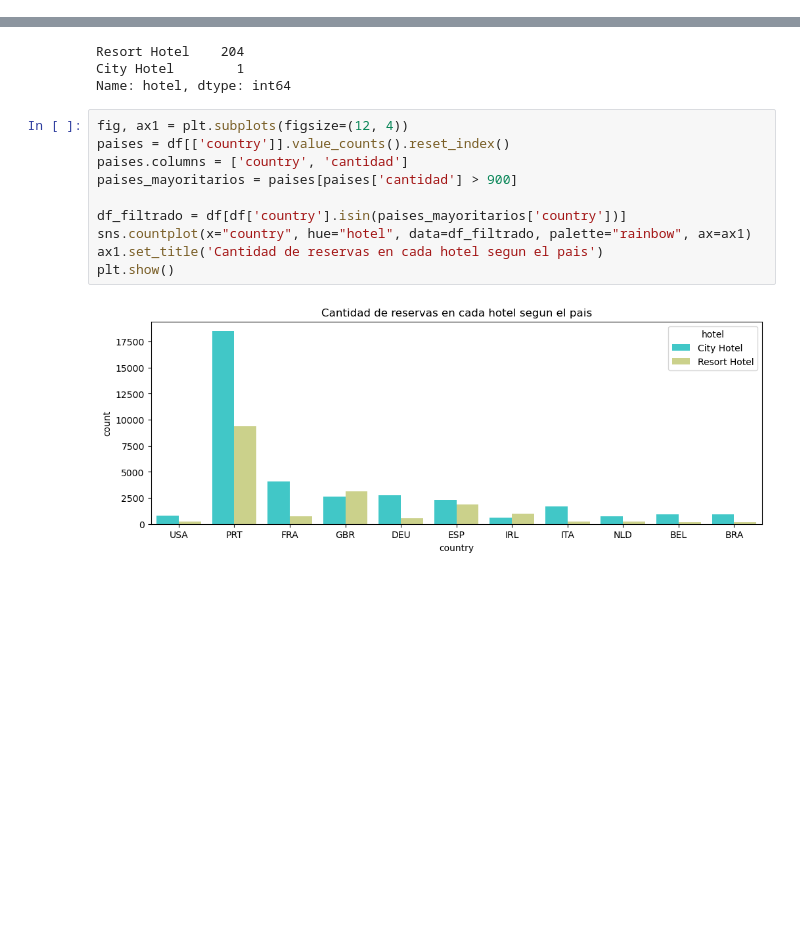
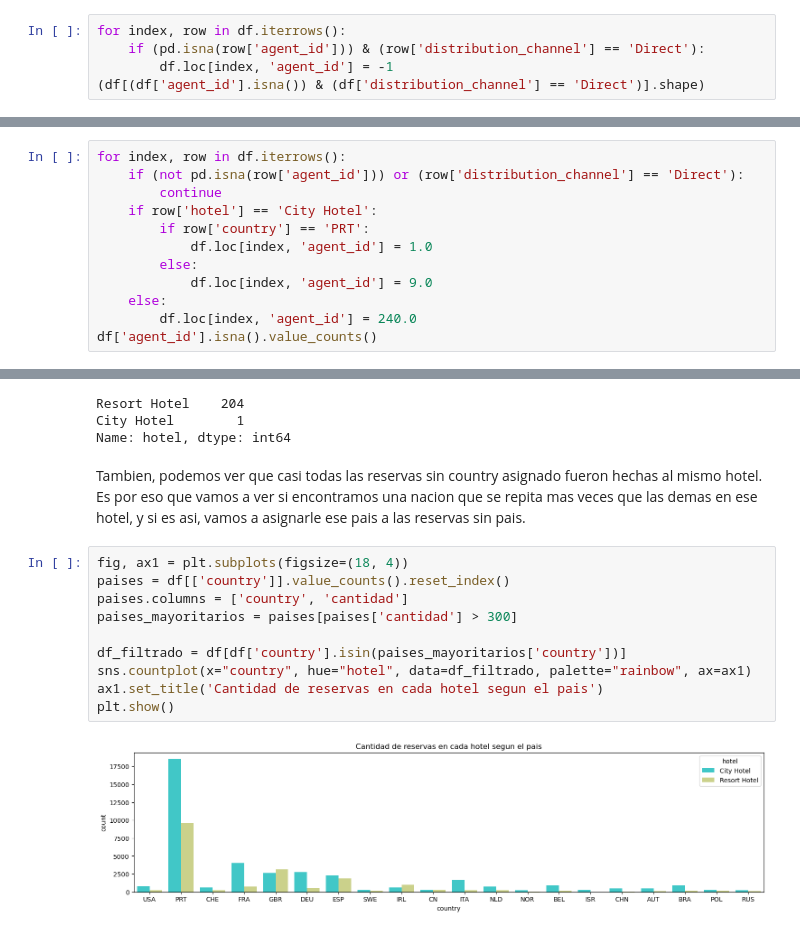
Before and after one commit to JuampiCarosi/7506R-2C2023-GRUPO23, a Jupyter notebook: 7506R_TP1_GRUPO23_CHP1_ENTREGA.ipynb, the cells around one changed output, grey strips where cells are left out. Saved outputs shown, nothing was run; the diff lists cells and outputs as text; blank space fills up the shorter version.

```diff
--- a/7506R_TP1_GRUPO23_CHP1_ENTREGA.ipynb
+++ b/7506R_TP1_GRUPO23_CHP1_ENTREGA.ipynb
@@ -1462,0 +1473,5 @@ df.drop(df[df['required_car_parking_spaces'] > 5].index, inplace=True)
+# %%
+for index, row in df.iterrows():
+    if (pd.isna(row['agent_id'])) & (row['distribution_channel'] == 'Direct'):
+        df.loc[index, 'agent_id'] = -1
+(df[(df['agent_id'].isna()) & (df['distribution_channel'] == 'Direct')].shape)
@@ -1462,0 +1519,12 @@ df.drop(df[df['required_car_parking_spaces'] > 5].index, inplace=True)
+# %%
+for index, row in df.iterrows():
+    if (not pd.isna(row['agent_id'])) or (row['distribution_channel'] == 'Direct'):
+        continue
+    if row['hotel'] == 'City Hotel':
+        if row['country'] == 'PRT':
+            df.loc[index, 'agent_id'] = 1.0
+        else:
+            df.loc[index, 'agent_id'] = 9.0
+    else:
+        df.loc[index, 'agent_id'] = 240.0
+df['agent_id'].isna().value_counts()
@@ -1470,15 +1564,17 @@ df[(df['country'].isna()) & (df['deposit_type'] != 'Non Refund')]['hotel'].value
 Resort Hotel    204
 City Hotel        1
 Name: hotel, dtype: int64
+# %% [markdown]
+Tambien, podemos ver que casi todas las reservas sin country asignado fueron hechas al mismo hotel. Es por eso que vamos a ver si encontramos una nacion que se repita mas veces que las demas en ese hotel, y si es asi, vamos a asignarle ese pais a las reservas sin pais.
 # %%
-fig, ax1 = plt.subplots(figsize=(12, 4))
+fig, ax1 = plt.subplots(figsize=(18, 4))
 paises = df[['country']].value_counts().reset_index()
 paises.columns = ['country', 'cantidad']
-paises_mayoritarios = paises[paises['cantidad'] > 900]
+paises_mayoritarios = paises[paises['cantidad'] > 300]
 
 df_filtrado = df[df['country'].isin(paises_mayoritarios['country'])]
 sns.countplot(x="country", hue="hotel", data=df_filtrado, palette="rainbow", ax=ax1)
 ax1.set_title('Cantidad de reservas en cada hotel segun el pais')
 plt.show()
 # %% [output]
-[figure, old version]
+[figure, new version]
```
Also changed, not shown: parts of 36 cells of this notebook.
